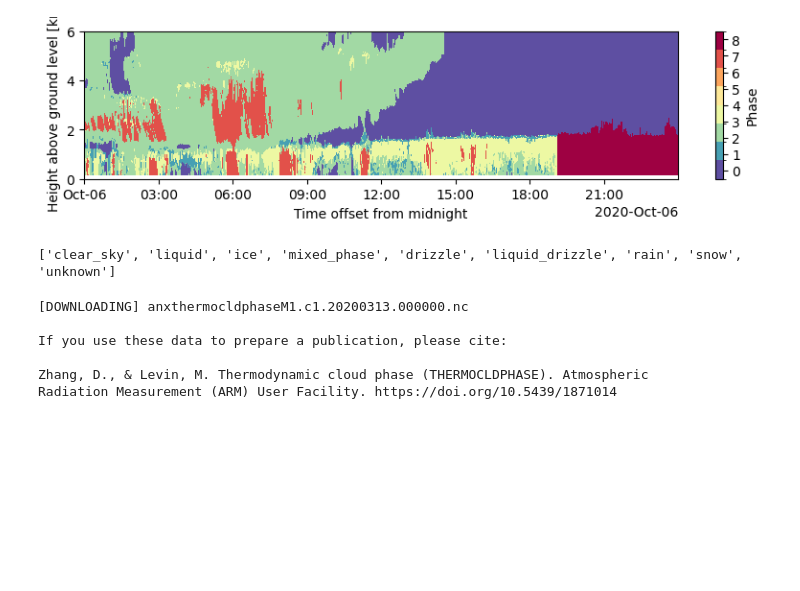
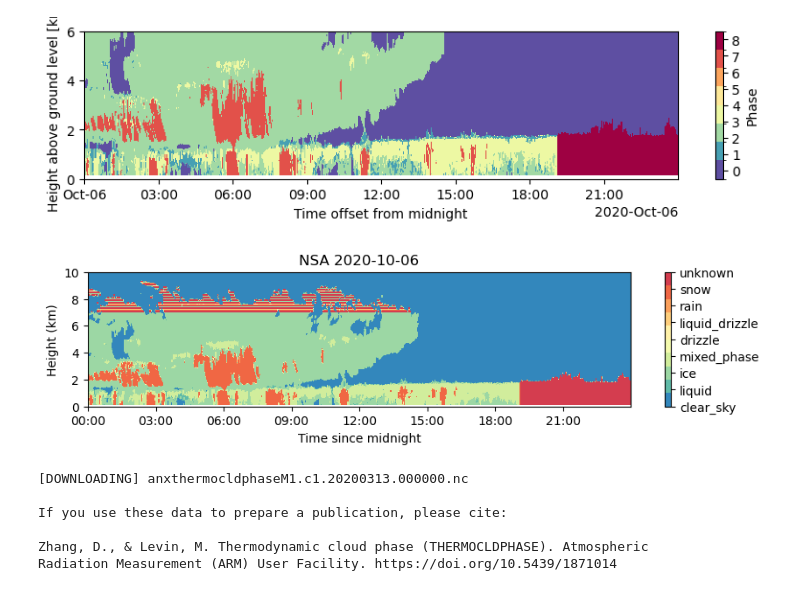
Before and after one commit to snsharma25/ARM-2024-high-latitude, a Jupyter notebook: notebooks/cloud_comparison.ipynb, the cells around one changed output. Drawn from its saved outputs; the diff is of its cells as text; code cells hidden in the pictures; blank space fills up the shorter version.

Commit message:
Completed cloud analysis

```diff
--- a/notebooks/cloud_comparison.ipynb
+++ b/notebooks/cloud_comparison.ipynb
@@ -20,7 +17,7 @@ warnings.filterwarnings('ignore')
 ## Importing Data:
 # %%
 username = 'hseppala'
-token =
+
 
 # Set the datastream and start/enddates
 datastream = 'anxkazrcfrgeqcM1.b1'
@@ -133,10 +112,22 @@ ds.cloud_phase_mplgr.where(ds.cloud_phase_mplgr >=0 ).plot(x='time',vmin=-0.5,vm
 <matplotlib.collections.QuadMesh at 0x...>
 [figure]
 # %%
+cp = np.transpose(np.array(ds.cloud_phase_mplgr))
+h = np.array(ds.height)
+t = np.array(ds.time)
 
-print(['clear_sky', 'liquid', 'ice', 'mixed_phase', 'drizzle', 'liquid_drizzle', 'rain', 'snow', 'unknown'])
+fig, ax = plt.subplots(figsize=(10,2))
+ax.xaxis.set_major_formatter(dates.DateFormatter('%H:%M'))
+cf = ax.contourf(t,h,cp,cmap = "Spectral_r",levels=9,vmin=-0.5,vmax=8.5)
+cbar = fig.colorbar(cf,ticks=[0,1,2,3,4,5,6,7,8])
+cbar.ax.set_yticklabels(['clear_sky', 'liquid', 'ice', 'mixed_phase', 'drizzle', 'liquid_drizzle', 'rain', 'snow', 'unknown'])
+ax.set_ylim(0,10)
+ax.set_title('NSA 2020-10-06')
+ax.set_xlabel('Time since midnight')
+ax.set_ylabel('Height (km)')
+plt.show()
 # %% [output]
-['clear_sky', 'liquid', 'ice', 'mixed_phase', 'drizzle', 'liquid_drizzle', 'rain', 'snow', 'unknown']
+[figure, added]
 # %%
 datastream = 'anxthermocldphaseM1.c1'
 startdate = '2020-03-13'
```
Also changed, not shown: parts of 4 cells of this notebook, 2 other files.
